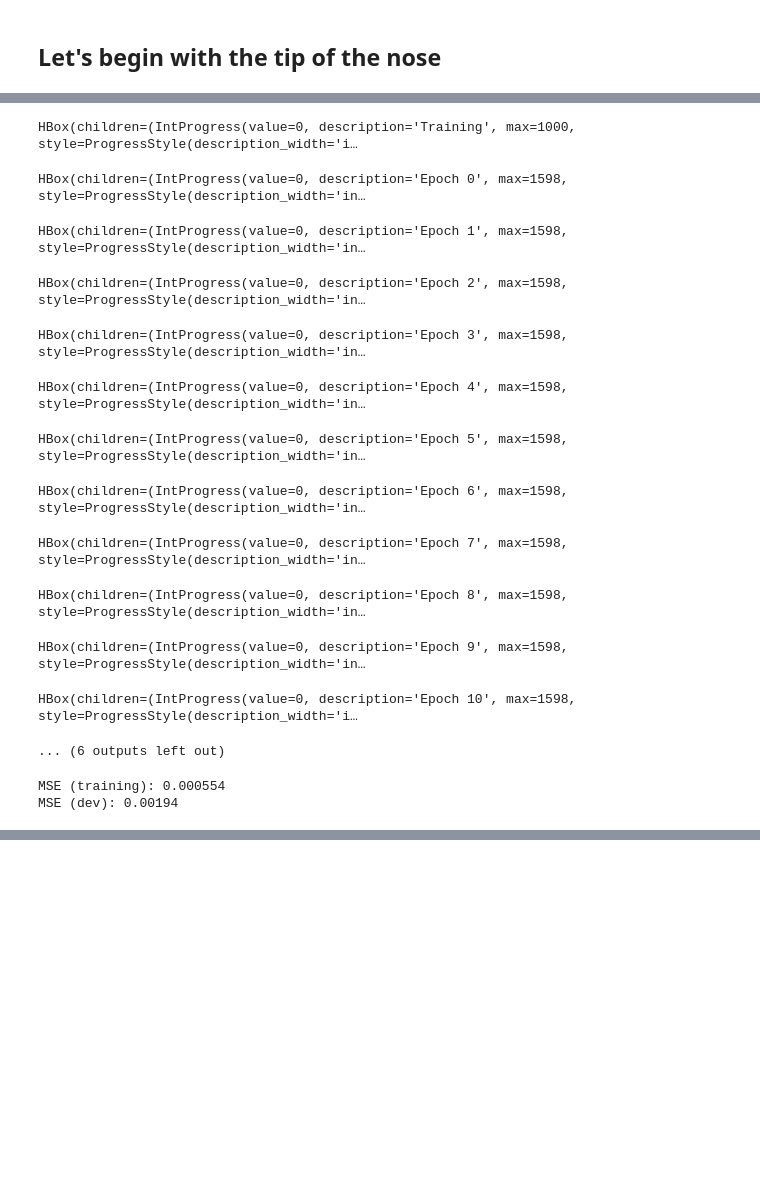
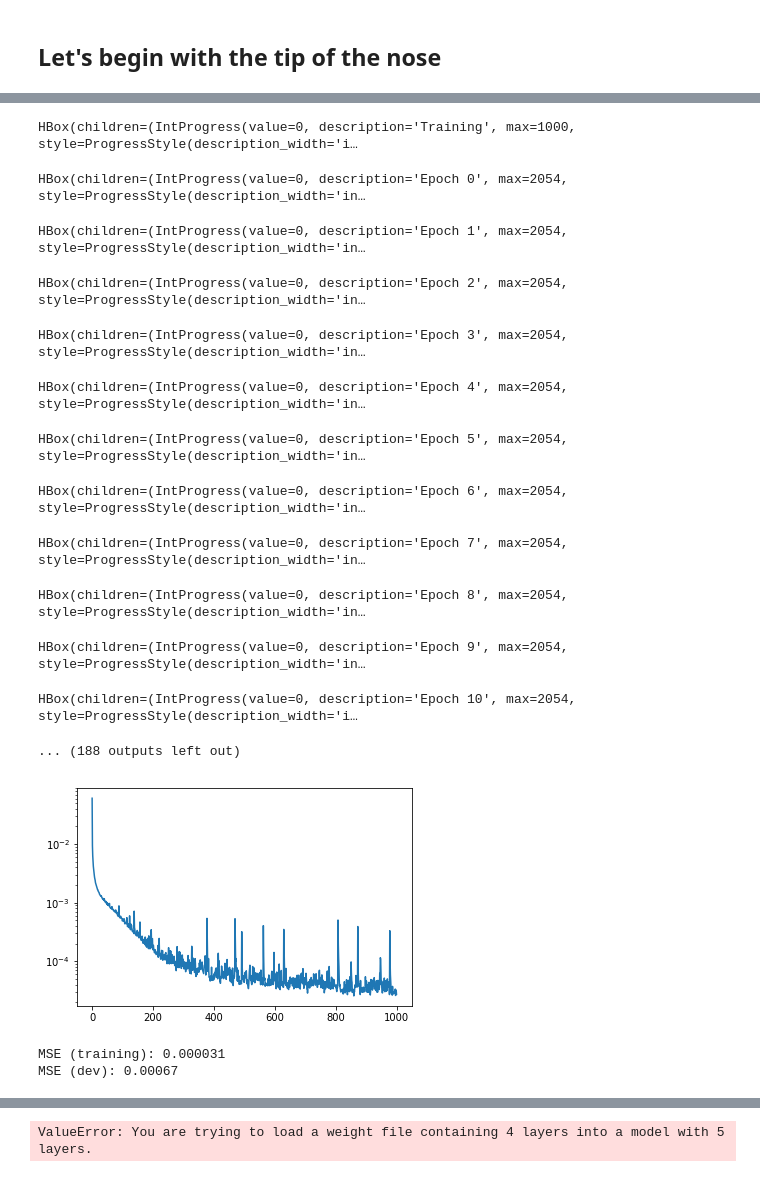
Before and after one commit to stlehmann/ml_facial-keypoints-recognition, a Jupyter notebook: 130_notebooks/2019-10-02_fkd_01_keras_simple-dense-model.ipynb, the cells around one changed output, grey strips where cells are left out. Saved outputs shown, nothing was run; the diff lists cells and outputs as text; code cells hidden in the pictures; blank space fills up the shorter version.

```diff
--- a/130_notebooks/2019-10-02_fkd_01_keras_simple-dense-model.ipynb
+++ b/130_notebooks/2019-10-02_fkd_01_keras_simple-dense-model.ipynb
@@ -62,7 +62,7 @@ Y_train = (Y_train.astype(np.float32) / 96.0)
 X_test = (X_test.astype(np.float32) / 255.0)
 # %%
 from sklearn.model_selection import train_test_split
-X_train, X_dev, Y_train, Y_dev = train_test_split(X_train, Y_train, test_size=0.2, random_state=42)
+X_train, X_dev, Y_train, Y_dev = train_test_split(X_train, Y_train, test_size=0.1, random_state=42)
 # %%
 from keras.models import Sequential, load_model
 from keras.layers import Dense
@@ -89,20 +91,23 @@ history = model.fit(
 )
 # %% [output]
 HBox(children=(IntProgress(value=0, description='Training', max=1000, style=ProgressStyle(description_width='i…
-HBox(children=(IntProgress(value=0, description='Epoch 0', max=1598, style=ProgressStyle(description_width='in…
+HBox(children=(IntProgress(value=0, description='Epoch 0', max=2054, style=ProgressStyle(description_width='in…
-HBox(children=(IntProgress(value=0, description='Epoch 1', max=1598, style=ProgressStyle(description_width='in…
+HBox(children=(IntProgress(value=0, description='Epoch 1', max=2054, style=ProgressStyle(description_width='in…
-HBox(children=(IntProgress(value=0, description='Epoch 2', max=1598, style=ProgressStyle(description_width='in…
+HBox(children=(IntProgress(value=0, description='Epoch 2', max=2054, style=ProgressStyle(description_width='in…
-HBox(children=(IntProgress(value=0, description='Epoch 3', max=1598, style=ProgressStyle(description_width='in…
+HBox(children=(IntProgress(value=0, description='Epoch 3', max=2054, style=ProgressStyle(description_width='in…
-HBox(children=(IntProgress(value=0, description='Epoch 4', max=1598, style=ProgressStyle(description_width='in…
+HBox(children=(IntProgress(value=0, description='Epoch 4', max=2054, style=ProgressStyle(description_width='in…
-HBox(children=(IntProgress(value=0, description='Epoch 5', max=1598, style=ProgressStyle(description_width='in…
+HBox(children=(IntProgress(value=0, description='Epoch 5', max=2054, style=ProgressStyle(description_width='in…
-HBox(children=(IntProgress(value=0, description='Epoch 6', max=1598, style=ProgressStyle(description_width='in…
+HBox(children=(IntProgress(value=0, description='Epoch 6', max=2054, style=ProgressStyle(description_width='in…
-HBox(children=(IntProgress(value=0, description='Epoch 7', max=1598, style=ProgressStyle(description_width='in…
+HBox(children=(IntProgress(value=0, description='Epoch 7', max=2054, style=ProgressStyle(description_width='in…
-HBox(children=(IntProgress(value=0, description='Epoch 8', max=1598, style=ProgressStyle(description_width='in…
+HBox(children=(IntProgress(value=0, description='Epoch 8', max=2054, style=ProgressStyle(description_width='in…
-HBox(children=(IntProgress(value=0, description='Epoch 9', max=1598, style=ProgressStyle(description_width='in…
+HBox(children=(IntProgress(value=0, description='Epoch 9', max=2054, style=ProgressStyle(description_width='in…
-HBox(children=(IntProgress(value=0, description='Epoch 10', max=1598, style=ProgressStyle(description_width='i…
+HBox(children=(IntProgress(value=0, description='Epoch 10', max=2054, style=ProgressStyle(description_width='i…
-... (6 outputs left out)
+... (188 outputs left out)
 # %%
 plt.plot(history.history["loss"])
+plt.yscale("log")
+# %% [output]
+[figure, added]
 # %%
 from sklearn.metrics import mean_squared_error
 
@@ -112,11 +117,11 @@ Y_dev_pred = model.predict(X_dev)
 mse_train = mean_squared_error(Y_train, Y_train_pred)
 mse_dev = mean_squared_error(Y_dev, Y_dev_pred)
 
-print(f"MSE (training): {mse_train:.6f}")
-print(f"MSE (dev): {mse_dev:.5f}")
+print("MSE (training): {mse_train:.6f}".format(mse_train=mse_train))
+print("MSE (dev): {mse_dev:.5f}".format(mse_dev=mse_dev))
 # %% [output]
-MSE (training): 0.000554
-MSE (dev): 0.00194
+MSE (training): 0.000031
+MSE (dev): 0.00067
 # %%
 def f(i):
     y_pred = model.predict(np.array([X_dev[i]]))
@@ -133,3 +138,5 @@ interact(f, i=widgets.IntSlider(10, min=0, max=100))
 # %%
 results_p = here("030_results")
 model.load_weights(str(results_p / "weights01_tf1.14_keras2.3.0.h5"))
+# %% [output]
+ValueError: You are trying to load a weight file containing 4 layers into a model with 5 layers.
```
Also changed, not shown: parts of 2 cells of this notebook.
